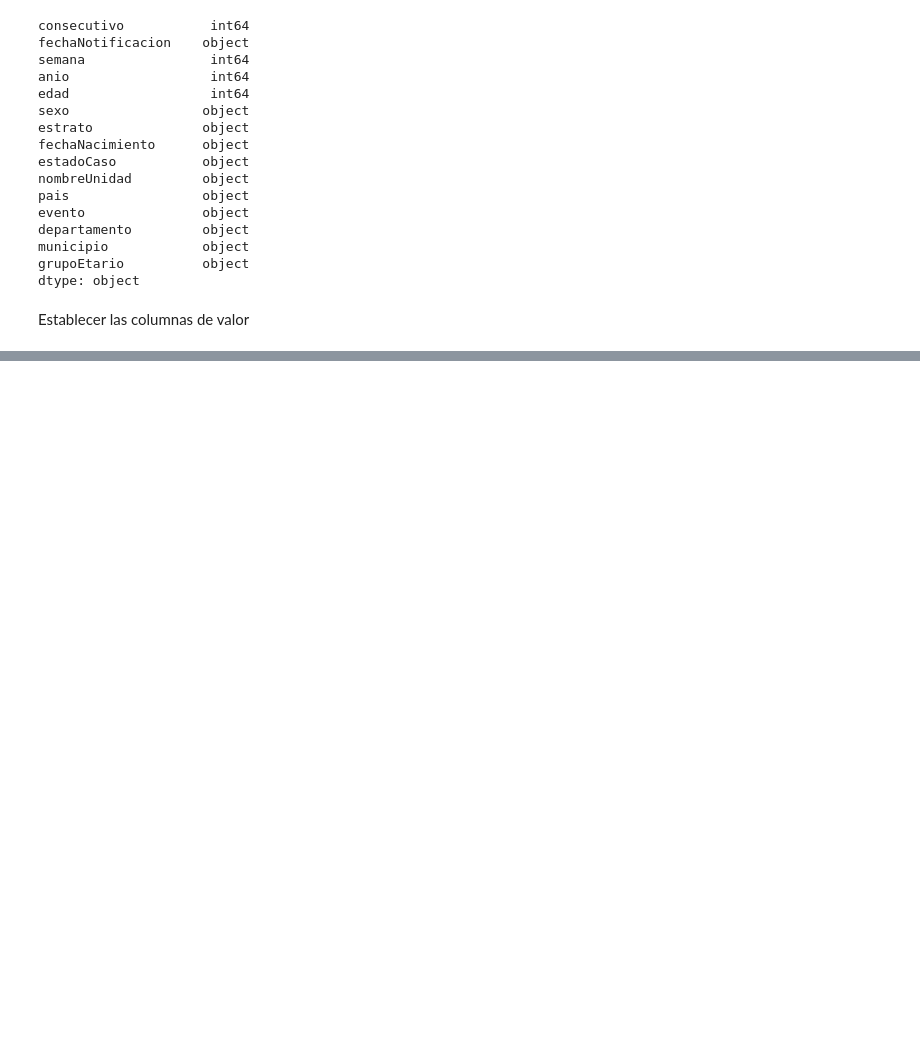
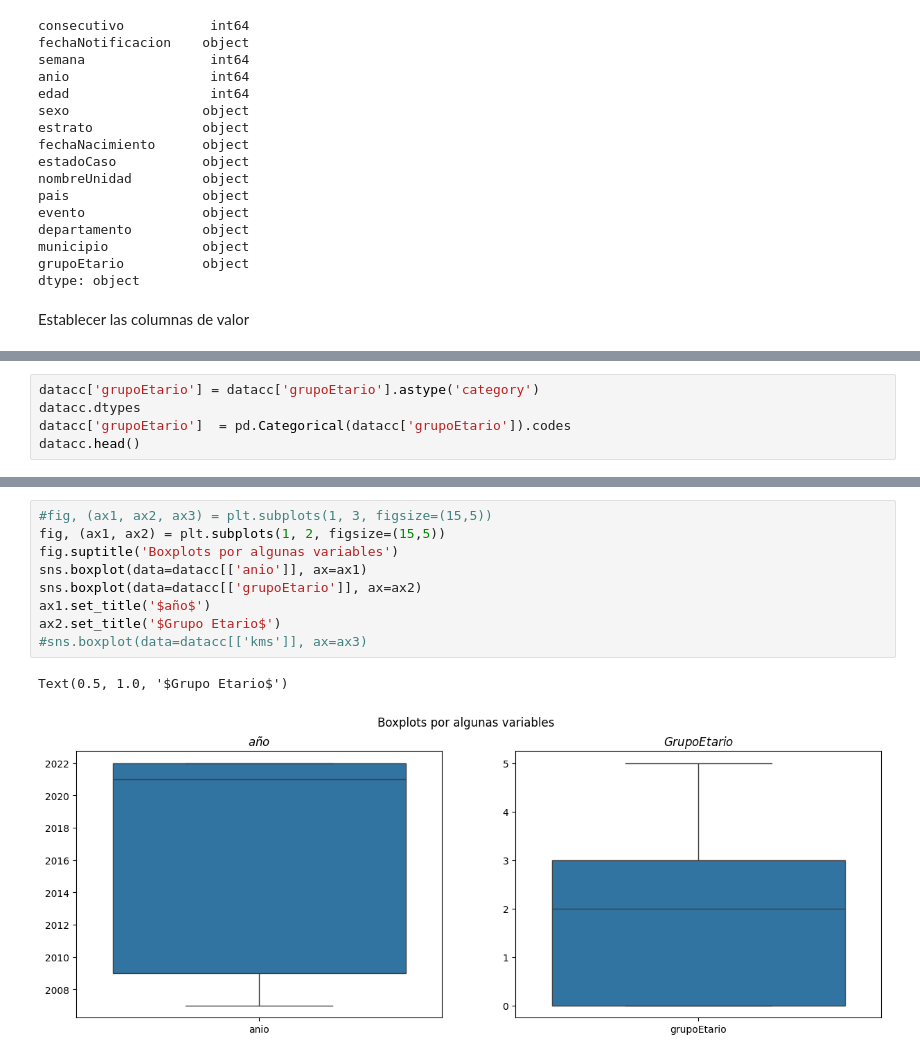
Before and after one commit to MarcoSuarezECCI/SeminarioBigData, a Jupyter notebook: AI_Prediccion.ipynb, the cells around one changed output, grey strips where cells are left out. Cells and saved outputs as stored; diff of their text form; blank space fills up the shorter version.

```diff
--- a/AI_Prediccion.ipynb
+++ b/AI_Prediccion.ipynb
@@ -69,0 +97,5 @@ datacc.head()
+# %%
+datacc['grupoEtario'] = datacc['grupoEtario'].astype('category')
+datacc.dtypes
+datacc['grupoEtario']  = pd.Categorical(datacc['grupoEtario']).codes
+datacc.head()
@@ -69,0 +109,12 @@ datacc.head()
+# %%
+#fig, (ax1, ax2, ax3) = plt.subplots(1, 3, figsize=(15,5))
+fig, (ax1, ax2) = plt.subplots(1, 2, figsize=(15,5))
+fig.suptitle('Boxplots por algunas variables')
+sns.boxplot(data=datacc[['anio']], ax=ax1)
+sns.boxplot(data=datacc[['grupoEtario']], ax=ax2)
+ax1.set_title('$año$')
+ax2.set_title('$Grupo Etario$')
+#sns.boxplot(data=datacc[['kms']], ax=ax3)
+# %% [output]
+Text(0.5, 1.0, '$Grupo Etario$')
+[figure, added]
```
Also changed, not shown: parts of 7 cells of this notebook.
